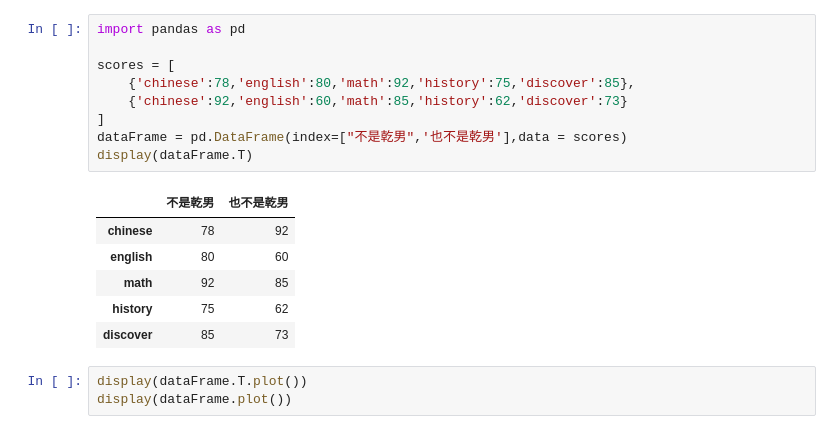
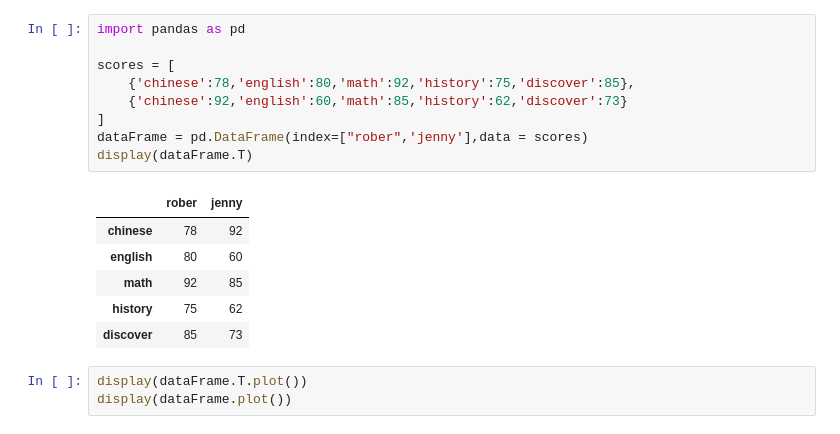
Before and after one commit to Antinomy1553922/python-AI-, a Jupyter notebook: lesson16/lesson16_3.ipynb, the cells around one changed output. Drawn from its saved outputs; the diff is of its cells as text.

```diff
--- a/lesson16/lesson16_3.ipynb
+++ b/lesson16/lesson16_3.ipynb
@@ -1,14 +1,14 @@
 # %%
 import pandas as pd
 
 scores = [
     {'chinese':78,'english':80,'math':92,'history':75,'discover':85},
     {'chinese':92,'english':60,'math':85,'history':62,'discover':73}
 ]
-dataFrame = pd.DataFrame(index=["不是乾男",'也不是乾男'],data = scores)
+dataFrame = pd.DataFrame(index=["rober",'jenny'],data = scores)
 display(dataFrame.T)
 # %% [output]
-|  | 不是乾男 | 也不是乾男 |
+|  | rober | jenny |
 | chinese | 78 | 92 |
 | english | 80 | 60 |
 | math | 92 | 85 |
```
Also changed, not shown: parts of 2 cells of this notebook.
